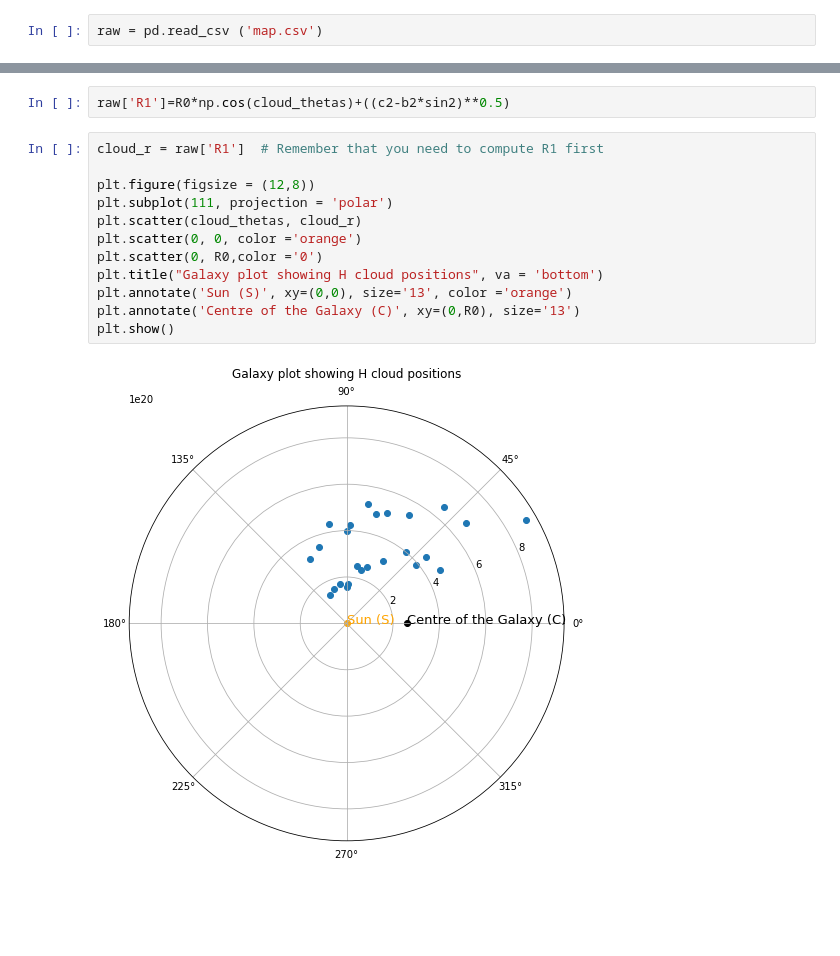
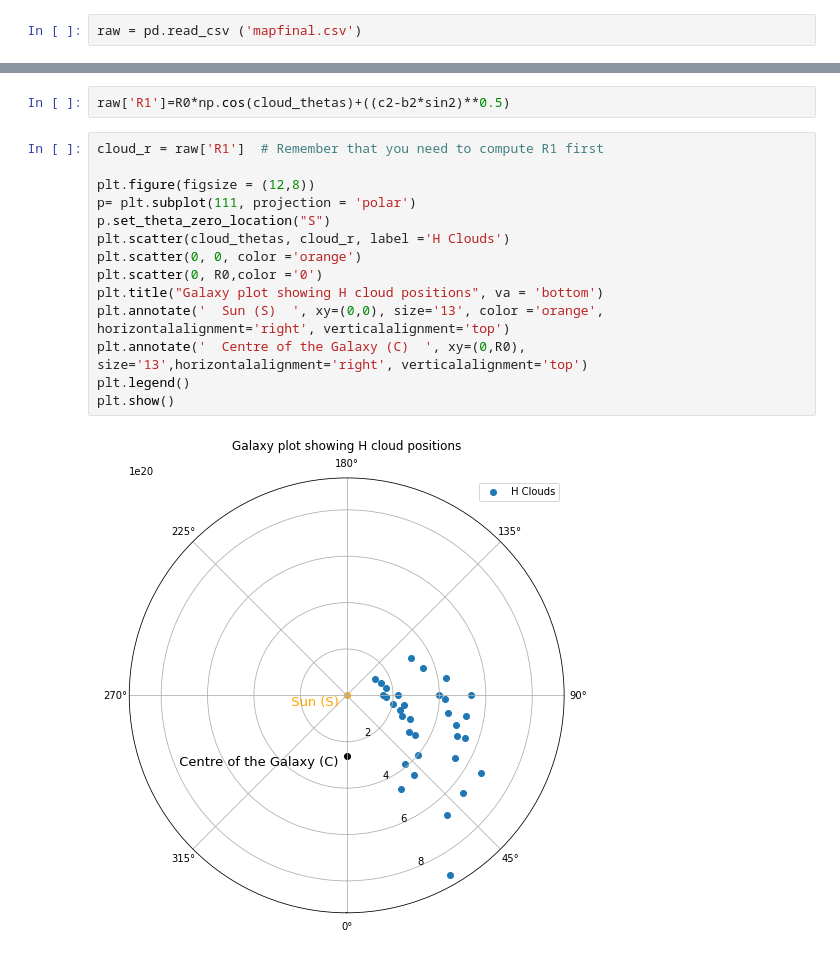
Before and after one commit to gehadibany/milky_way_mapping, a Jupyter notebook: Mapping_Spiral_Arms.ipynb, the cells around one changed output, grey strips where cells are left out. Cells and saved outputs as stored; diff of their text form; blank space fills up the shorter version.

```diff
--- a/Mapping_Spiral_Arms.ipynb
+++ b/Mapping_Spiral_Arms.ipynb
@@ -10,7 +9,7 @@ R0 = 8.5*KPC_M
 V0 = 220*1000
 V = 250*1000
 # %%
-raw = pd.read_csv ('map.csv')
+raw = pd.read_csv ('mapfinal.csv')
 # %%
 cloud_thetas = (raw['longitude'])*3.142/180
 # %%
@@ -30,14 +29,16 @@ raw['R1']=R0*np.cos(cloud_thetas)+((c2-b2*sin2)**0.5)
 # %%
 cloud_r = raw['R1']  # Remember that you need to compute R1 first
 
 plt.figure(figsize = (12,8))
-plt.subplot(111, projection = 'polar')
-plt.scatter(cloud_thetas, cloud_r)
+p= plt.subplot(111, projection = 'polar')
+p.set_theta_zero_location("S")
+plt.scatter(cloud_thetas, cloud_r, label ='H Clouds')
 plt.scatter(0, 0, color ='orange')
 plt.scatter(0, R0,color ='0')
 plt.title("Galaxy plot showing H cloud positions", va = 'bottom')
-plt.annotate('Sun (S)', xy=(0,0), size='13', color ='orange')
-plt.annotate('Centre of the Galaxy (C)', xy=(0,R0), size='13')
+plt.annotate('  Sun (S)  ', xy=(0,0), size='13', color ='orange', horizontalalignment='right', verticalalignment='top')
+plt.annotate('  Centre of the Galaxy (C)  ', xy=(0,R0), size='13',horizontalalignment='right', verticalalignment='top')
+plt.legend()
 plt.show()
 # %% [output]
-[figure, old version]
+[figure, new version]
```
Also changed, not shown: parts of 1 cell of this notebook.
